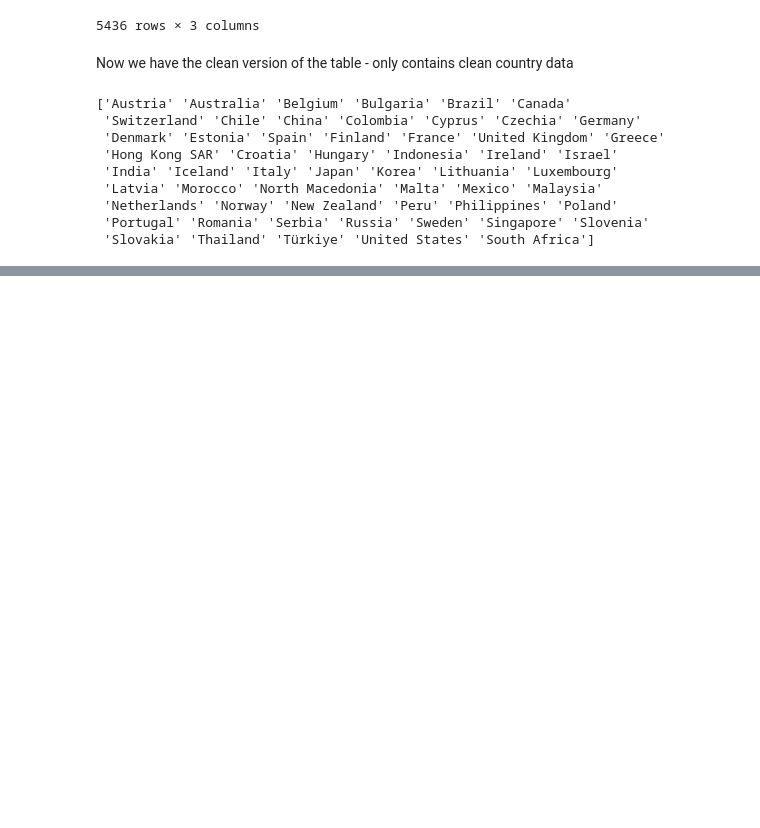
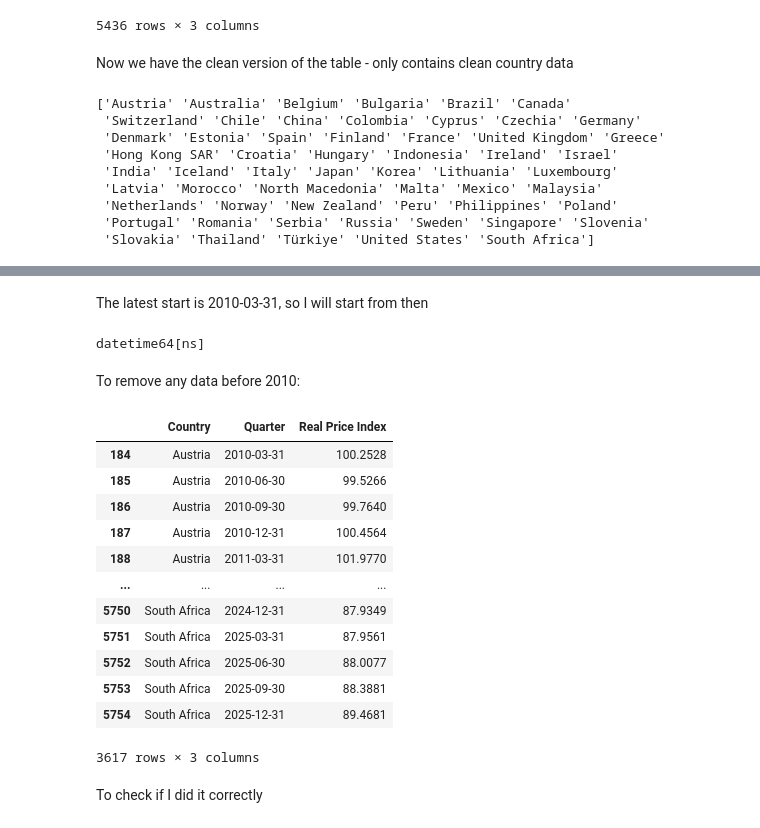
Before and after one commit to SiyanaVel19/Final_project_SU_2026, a Jupyter notebook: Project_housing_2.ipynb, the cells around one changed output, grey strips where cells are left out. Saved outputs shown, nothing was run; the diff lists cells and outputs as text; code cells hidden in the pictures; blank space fills up the shorter version.

```diff
--- a/Project_housing_2.ipynb
+++ b/Project_housing_2.ipynb
@@ -146,7 +146,7 @@ HPI['Country_Raw'].str.split(':').str[1]
 5754    South Africa
 Name: Country_Raw, Length: 5436, dtype: object
 # %%
-HPI['Country'] = HPI['Country_Raw'].str.split(':').str[1]
+HPI.loc[:, 'Country'] = HPI['Country_Raw'].str.split(':').str[1]
 # %%
 HPI
 # %% [output]
@@ -164,5 +164,5 @@ HPI
 | 5754 | ZA:South Africa | 2025-12-31 | 89.4681 | South Africa |
 5436 rows × 4 columns
 # %%
-HPI = HPI[['Country', 'Quarter', 'Real Price Index']]
+HPI_c = HPI[['Country', 'Quarter', 'Real Price Index']] # HPC_c= Housping Proce index clean
 # %%
@@ -203,0 +223,28 @@ developed_economies =
+# %% [markdown]
+The latest start is 2010-03-31, so I will start from then
+# %%
+print(HPI_c['Quarter'].dtype)
+# %% [output]
+datetime64[ns]
+# %% [markdown]
+To remove any data before 2010:
+# %%
+HPI_c = HPI_c[HPI_c['Quarter'] >= '2010-01-01'].copy()
+# %%
+HPI_c
+# %% [output]
+|  | Country | Quarter | Real Price Index |
+| 184 | Austria | 2010-03-31 | 100.2528 |
+| 185 | Austria | 2010-06-30 | 99.5266 |
+| 186 | Austria | 2010-09-30 | 99.7640 |
+| 187 | Austria | 2010-12-31 | 100.4564 |
+| 188 | Austria | 2011-03-31 | 101.9770 |
+| ... | ... | ... | ... |
+| 5750 | South Africa | 2024-12-31 | 87.9349 |
+| 5751 | South Africa | 2025-03-31 | 87.9561 |
+| 5752 | South Africa | 2025-06-30 | 88.0077 |
+| 5753 | South Africa | 2025-09-30 | 88.3881 |
+| 5754 | South Africa | 2025-12-31 | 89.4681 |
+3617 rows × 3 columns
+# %% [markdown]
+To check if I did it correctly
```
Also changed, not shown: parts of 6 cells of this notebook.
